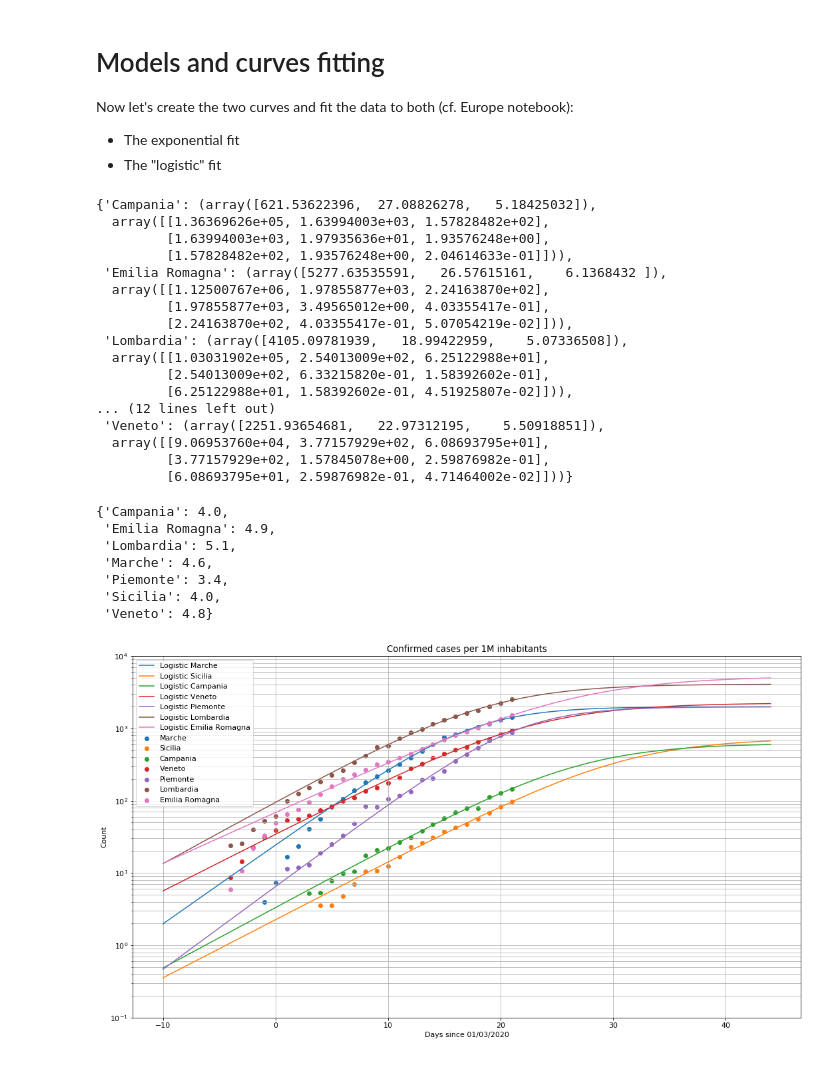
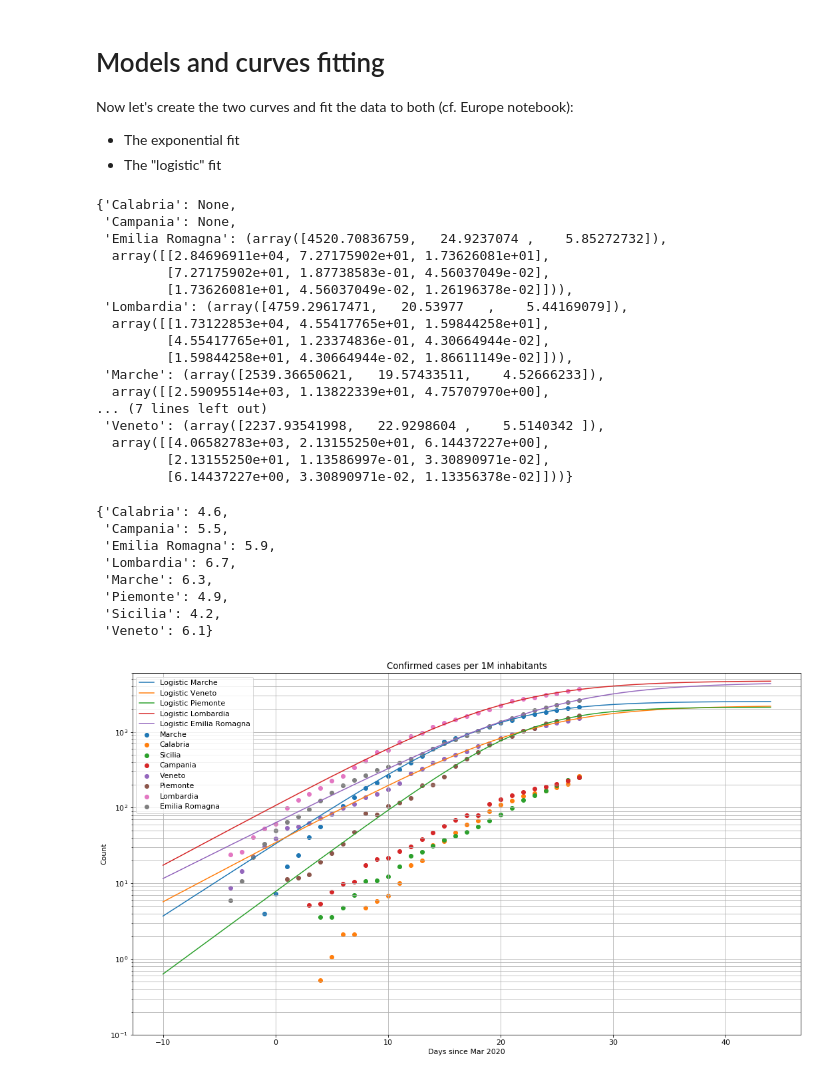
Before and after one commit to glpatcern/inotebooks, a Jupyter notebook: ITP/BigDataCovidSmartLecture/CoVid-19 in Italy.ipynb, the cells around one changed output. Cells and saved outputs as stored; diff of their text form; code cells hidden in the pictures.

```diff
--- a/ITP/BigDataCovidSmartLecture/CoVid-19 in Italy.ipynb
+++ b/ITP/BigDataCovidSmartLecture/CoVid-19 in Italy.ipynb
@@ -25,6 +25,7 @@ pop['Piemonte'] = 4.3
 pop['Marche'] = 1.5
 pop['Sicilia'] = 5
 pop['Campania'] = 5.8
+pop['Calabria'] = 1.9
 # %%
 # This is the Github repo with the Italian detailed data
 url = 'https://raw.githubusercontent.com/pcm-dpc/COVID-19/master/dati-province/dpc-covid19-ita-province.csv'
@@ -73,11 +63,11 @@ for r in pop:
 
   # convert date format to days since Feb 29th
   regdf[r]['date'] = regdf[r]['date'].map(lambda d : \
-        (datetime.strptime(d, '%Y-%m-%d %H:%M:%S') - datetime.strptime('2020-02-29','%Y-%m-%d')).days)
+        (datetime.strptime(d, '%Y-%m-%dT%H:%M:%S') - datetime.strptime('2020-02-29','%Y-%m-%d')).days)
 
   # convert #cases to cases per 1M inhabitants
   regdf[r][r] /= pop[r]
 
-regdf['Lombardia']
+regdf['Lombardia'].tail()
 # %% [output]
 |  | date | Lombardia |
@@ -127,11 +106,11 @@ Now let's create the two curves and fit the data to both (cf. Europe notebook):
 * The exponential fit
 * The "logistic" fit
 # %%
-def exp_model(t, a, b, c):
-  return a*np.exp((t-b)/c)
+def exp_model(t, a, b, tau):
+  return a*np.exp((t-b)/tau)
 
-def logistic_model(t, a, b, c):
-  return a/(1+np.exp(-(t-b)/c))
+def logistic_model(t, a, b, tau):
+  return a/(1+np.exp(-(t-b)/tau))
 # %%
 logit_fit = {}
 exp_fit = {}
@@ -149,64 +128,65 @@ for r in pop:
     logit_fit[r] = None
 logit_fit
 # %% [output]
-{'Campania': (array([621.53622396,  27.08826278,   5.18425032]),
-  array([[1.36369626e+05, 1.63994003e+03, 1.57828482e+02],
-         [1.63994003e+03, 1.97935636e+01, 1.93576248e+00],
-         [1.57828482e+02, 1.93576248e+00, 2.04614633e-01]])),
- 'Emilia Romagna': (array([5277.63535591,   26.57615161,    6.1368432 ]),
-  array([[1.12500767e+06, 1.97855877e+03, 2.24163870e+02],
-         [1.97855877e+03, 3.49565012e+00, 4.03355417e-01],
-         [2.24163870e+02, 4.03355417e-01, 5.07054219e-02]])),
- 'Lombardia': (array([4105.09781939,   18.99422959,    5.07336508]),
-  array([[1.03031902e+05, 2.54013009e+02, 6.25122988e+01],
-         [2.54013009e+02, 6.33215820e-01, 1.58392602e-01],
-         [6.25122988e+01, 1.58392602e-01, 4.51925807e-02]])),
-... (12 lines left out)
- 'Veneto': (array([2251.93654681,   22.97312195,    5.50918851]),
-  array([[9.06953760e+04, 3.77157929e+02, 6.08693795e+01],
-         [3.77157929e+02, 1.57845078e+00, 2.59876982e-01],
-         [6.08693795e+01, 2.59876982e-01, 4.71464002e-02]]))}
+{'Calabria': None,
+ 'Campania': None,
+ 'Emilia Romagna': (array([4520.70836759,   24.9237074 ,    5.85272732]),
+  array([[2.84696911e+04, 7.27175902e+01, 1.73626081e+01],
+         [7.27175902e+01, 1.87738583e-01, 4.56037049e-02],
+         [1.73626081e+01, 4.56037049e-02, 1.26196378e-02]])),
+ 'Lombardia': (array([4759.29617471,   20.53977   ,    5.44169079]),
+  array([[1.73122853e+04, 4.55417765e+01, 1.59844258e+01],
+         [4.55417765e+01, 1.23374836e-01, 4.30664944e-02],
+         [1.59844258e+01, 4.30664944e-02, 1.86611149e-02]])),
+ 'Marche': (array([2539.36650621,   19.57433511,    4.52666233]),
+  array([[2.59095514e+03, 1.13822339e+01, 4.75707970e+00],
+... (7 lines left out)
+ 'Veneto': (array([2237.93541998,   22.9298604 ,    5.5140342 ]),
+  array([[4.06582783e+03, 2.13155250e+01, 6.14437227e+00],
+         [2.13155250e+01, 1.13586997e-01, 3.30890971e-02],
+         [6.14437227e+00, 3.30890971e-02, 1.13356378e-02]]))}
 # %%
 tdoubling = {}
 for r in pop:
   tdoubling[r] = int(10*exp_fit[r][0][2]*np.log(2))/10.0
 tdoubling
 # %% [output]
-{'Campania': 4.0,
- 'Emilia Romagna': 4.9,
- 'Lombardia': 5.1,
- 'Marche': 4.6,
- 'Piemonte': 3.4,
- 'Sicilia': 4.0,
- 'Veneto': 4.8}
+{'Calabria': 4.6,
+ 'Campania': 5.5,
+ 'Emilia Romagna': 5.9,
+ 'Lombardia': 6.7,
+ 'Marche': 6.3,
+ 'Piemonte': 4.9,
+ 'Sicilia': 4.2,
+ 'Veneto': 6.1}
 # %%
 t_fit = list(range(-10, +45))
 
 show_exp = False
 
 for r in pop:
   # Real data
   t = list(regdf[r].iloc[:, 0])
   y = list(regdf[r].iloc[:, 1])
   plt.scatter(t, y, label=r)
 
   # Predicted logistic curve
   if not show_exp and logit_fit[r]:
     plt.plot(t_fit, [logistic_model(i, logit_fit[r][0][0],logit_fit[r][0][1],logit_fit[r][0][2]) for i in t_fit],
              label=("Logistic %s" % r))
 
   # Predicted exponential curve
   if show_exp and exp_fit[r]:
     plt.plot(t_fit, [exp_model(i, exp_fit[r][0][0],exp_fit[r][0][1],exp_fit[r][0][2]) for i in t_fit],
              label=("Exponential %s" % r))
 
 plt.legend()
 plt.title("Confirmed cases per 1M inhabitants")
-plt.xlabel("Days since 01/03/2020")
+plt.xlabel("Days since Mar 2020")
 plt.ylabel("Count")
-plt.ylim((0.1, 1e4))
+plt.ylim((0.1, 6e3))
 plt.yscale('log')
 plt.grid(which='both')
 plt.show()
 # %% [output]
-[figure, old version]
+[figure, new version]
```
Also changed, not shown: parts of 5 cells of this notebook.
